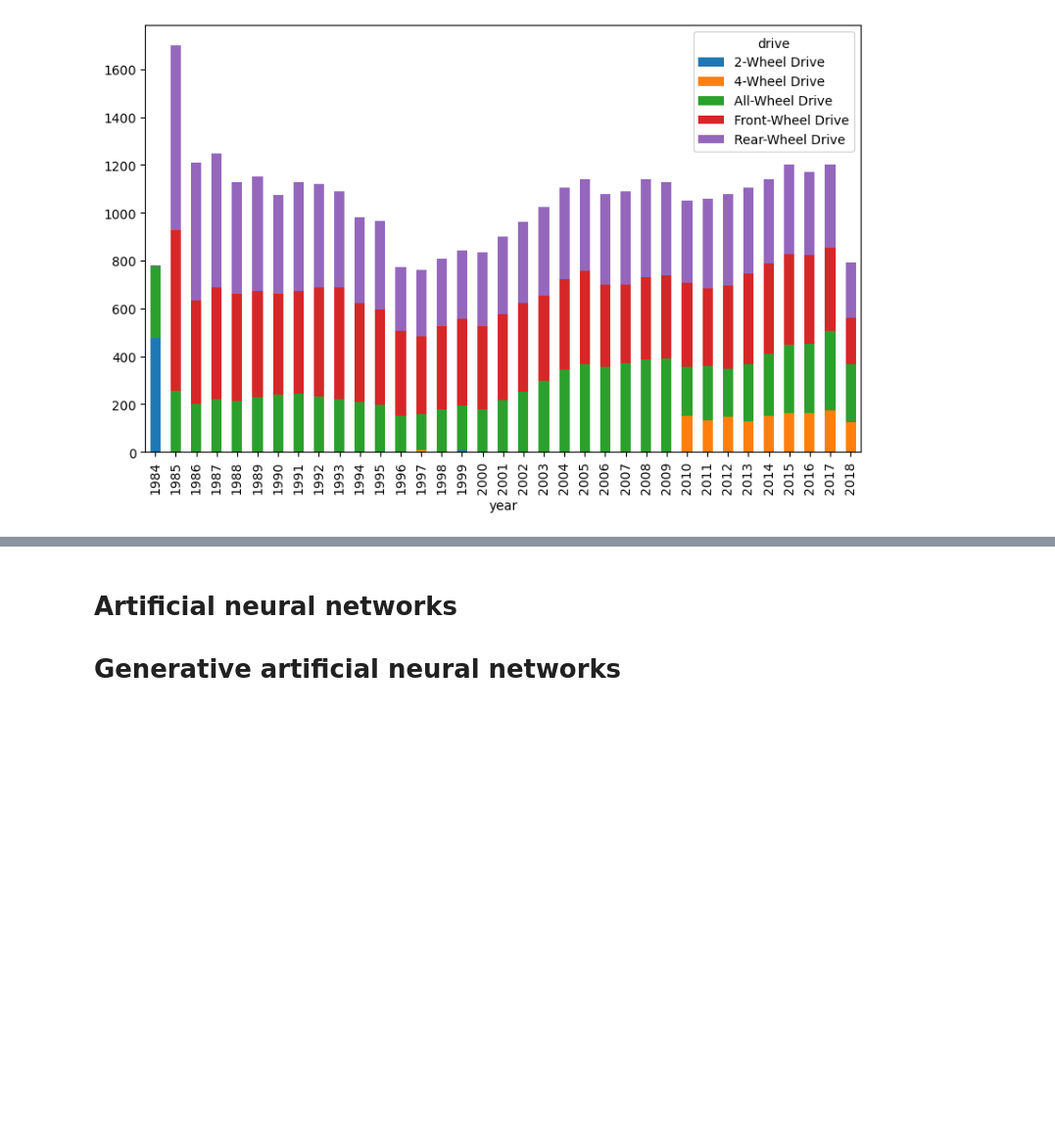
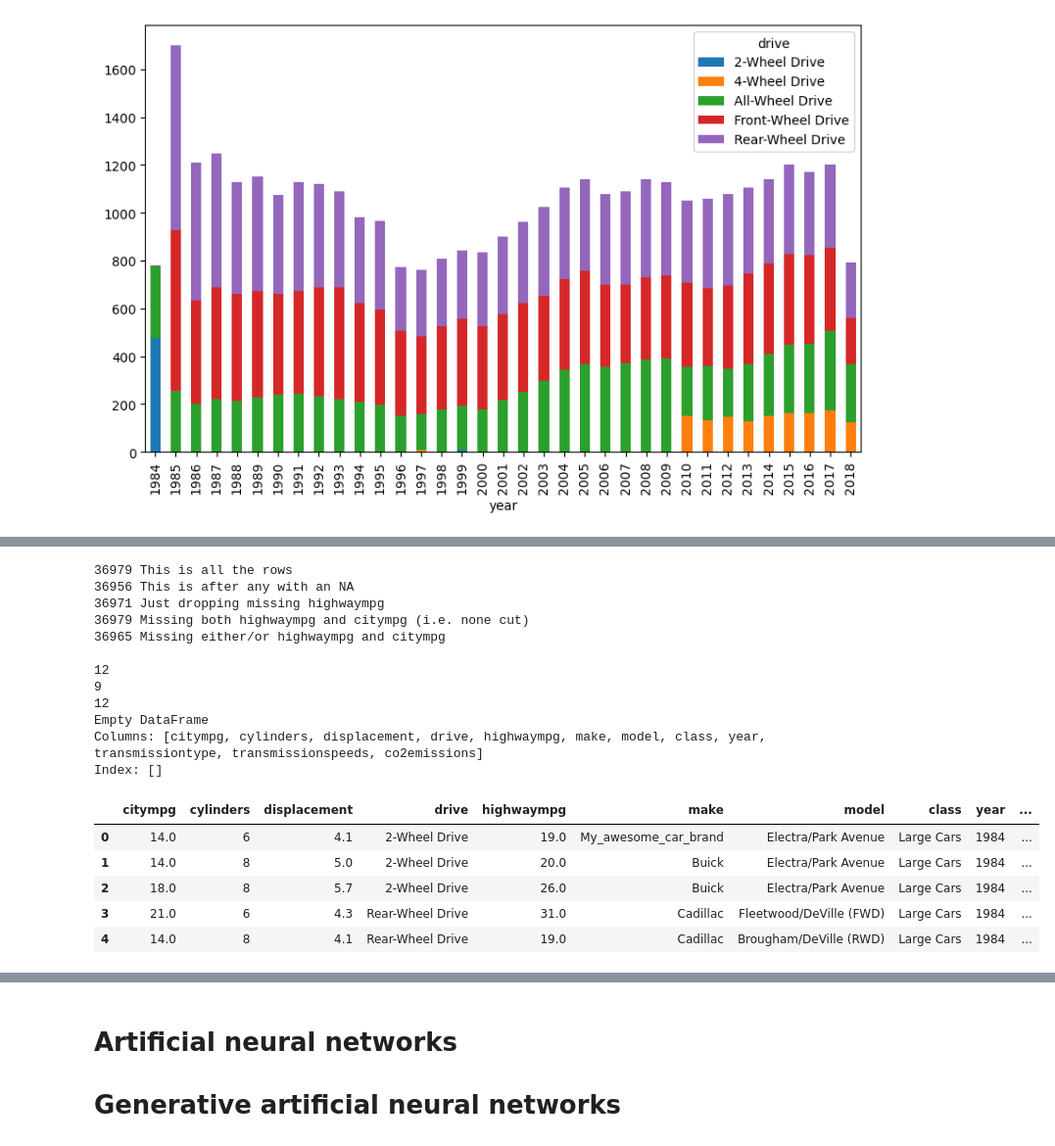
Before and after one commit to CormacKinsella/python-data-science, a Jupyter notebook: python-machine-learning.ipynb, the cells around one changed output, grey strips where cells are left out. Shown: that part at 98% size. Saved outputs shown, nothing was run; the diff lists cells and outputs as text; code cells hidden in the pictures; blank space fills up the shorter version.

Commit message:
pandas missing data

```diff
--- a/python-machine-learning.ipynb
+++ b/python-machine-learning.ipynb
@@ -300 +300,72 @@ two  3.0  4.0
+# %%
+# Missing data operations
+
+vehicles.head()
+
+# Rows...
+
+# List rows with missing highwaympg values
+mask = vehicles['highwaympg'].isnull()
+mask.head() # index col 1, boolean null check col 2, False = not missing, True = missing
+
+# Show rows in vehicles with missing highwaympg - index it by mask (True values!)
+vehicles[mask].head()
+
+# Dropna for removing these (e.g. on a whole dataset)
+print(len(vehicles.index), "This is all the rows")
+print(len(vehicles.dropna().index), "This is after any with an NA")
+
+# Or we could target specific columns using subset (['element1','element2'])
+print(len(vehicles.dropna(subset=['highwaympg'])), "Just dropping missing highwaympg")
+
+# Needs to be missing both highwaympg and citympg
+print(len(vehicles.dropna(subset=['highwaympg', 'citympg'], how = 'all')), "Missing both highwaympg and citympg (i.e. none cut)")
+
+# Either or highwaympg and citympg
+print(len(vehicles.dropna(subset=['highwaympg', 'citympg'])), "Missing either/or highwaympg and citympg")
+print()
+
+# Columns ...
+print(len(vehicles.columns))
+print(len(vehicles.dropna(axis = 1).columns)) # 3 columns have missing data
+
+# Conditional removal - let's drop columns with perhaps 10% missing data rows or more
+# Can be allowable to accept 50% missing - depends.
+# We had 36979 rows, so if 3,699 are missing - we'll remove that row
+
+print(len(vehicles.dropna(axis = 1, thresh = 3699 ).columns)) # None are missing 10%
+
+# We could also fill these missing values using a dictionary
+vehicles.fillna({'highwaympg':'-1'}) # Should fill missing highwaympg with an arbitrary number
+
+# Or algorithmically, e.g. median value of the whole dataset
+vehicles.fillna({'highwaympg':vehicles['highwaympg'].median()})
+
+# Cell by cell replacement - get the location of the specific data using a descriptive mask
+# Create mask (boolean array of the same shape as the df)
+mask = (vehicles['citympg'] == 14.0) & (vehicles['displacement'] == 4.1) & (vehicles['make'] == 'Buick')
+
+# Filter df using mask, all columns
+print (vehicles.loc[mask, : ])
+vehicles.loc[mask, 'make' ] = "My_awesome_car_brand"
+vehicles.head()
+# %% [output]
+36979 This is all the rows
+36956 This is after any with an NA
+36971 Just dropping missing highwaympg
+36979 Missing both highwaympg and citympg (i.e. none cut)
+36965 Missing either/or highwaympg and citympg
+
+12
+9
+12
+Empty DataFrame
+Columns: [citympg, cylinders, displacement, drive, highwaympg, make, model, class, year, transmissiontype, transmissionspeeds, co2emissions]
+Index: []
+|  | citympg | cylinders | displacement | drive | highwaympg | make | model | class | year | ... |
+| 0 | 14.0 | 6 | 4.1 | 2-Wheel Drive | 19.0 | My_awesome_car_brand | Electra/Park Avenue | Large Cars | 1984 | ... |
+| 1 | 14.0 | 8 | 5.0 | 2-Wheel Drive | 20.0 | Buick | Electra/Park Avenue | Large Cars | 1984 | ... |
+| 2 | 18.0 | 8 | 5.7 | 2-Wheel Drive | 26.0 | Buick | Electra/Park Avenue | Large Cars | 1984 | ... |
+| 3 | 21.0 | 6 | 4.3 | Rear-Wheel Drive | 31.0 | Cadillac | Fleetwood/DeVille (FWD) | Large Cars | 1984 | ... |
+| 4 | 14.0 | 8 | 4.1 | Rear-Wheel Drive | 19.0 | Cadillac | Brougham/DeVille (RWD) | Large Cars | 1984 | ... |
 # %% [markdown]
```
Also changed, not shown: parts of 4 cells of this notebook.
